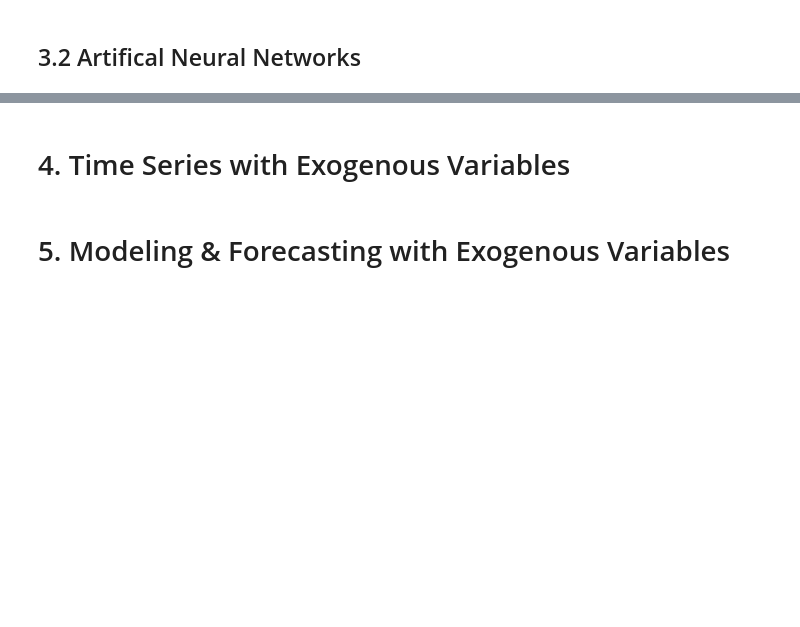
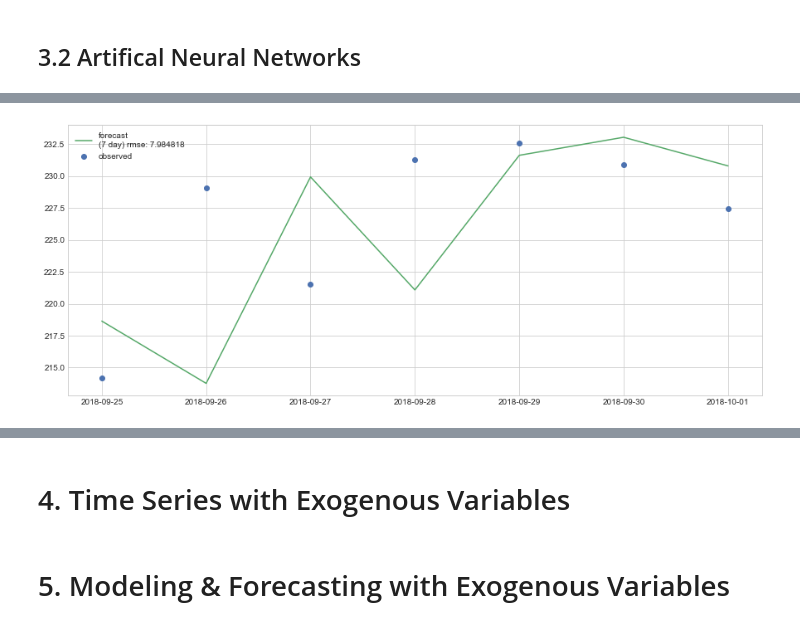
Before and after one commit to brianmcguckin/thinkful_final_capstone, a Jupyter notebook: Ethereum Time Series Analysis.ipynb, the cells around one changed output, grey strips where cells are left out. Cells and saved outputs as stored; diff of their text form; code cells hidden in the pictures; blank space fills up the shorter version.

```diff
--- a/Ethereum Time Series Analysis.ipynb
+++ b/Ethereum Time Series Analysis.ipynb
@@ -665,2 +685,11 @@ for name, model in forecastsx.items():
 # %% [markdown]
 ## 3.2 Artifical Neural Networks
+# %%
+X = ts.eth_close[:-1]
+y = ts.shift(-1).eth_close[:-1]
+# %%
+scaler = MinMaxScaler(feature_range=(0,1))
+X = scaler.fit_transform(np.array(X).reshape(-1,1))
+y = scaler.fit_transform(np.array(y).reshape(-1,1))
+
+X = np.array(X).reshape(X.shape[0], 1, 1)
@@ -666,0 +740,8 @@ for name, model in forecastsx.items():
+# %%
+# compile model
+lstm = build_lstm(
+    X=X,
+    loss='mean_squared_error',
+    optimizer='Adam',
+    lr=0.005
+)
@@ -666,0 +789,30 @@ for name, model in forecastsx.items():
+# %%
+lstm_fc = lstm_forecast(
+    model=lstm,
+    n_forecasts=7,
+    X=X,
+    y=y,
+)
+
+y_pred = scaler.inverse_transform(lstm_fc)
+
+# plot forecast
+fig, ax = plt.subplots(figsize=(15,6))
+ax.plot(
+    ts[-7:].index,
+    y_pred,
+    label = 'forecast\n(7 day) rmse: {:.6f}'.format(
+        np.sqrt(mean_squared_error(y_true, y_pred))),
+    c=colors[1]
+)
+
+plt.scatter(
+    ts[-7:].index,
+    y_true,
+    label = "observed",
+    c=colors[0]
+)
+plt.legend()
+plt.show()
+# %% [output]
+[figure, added]
```
Also changed, not shown: parts of 16 cells of this notebook.
